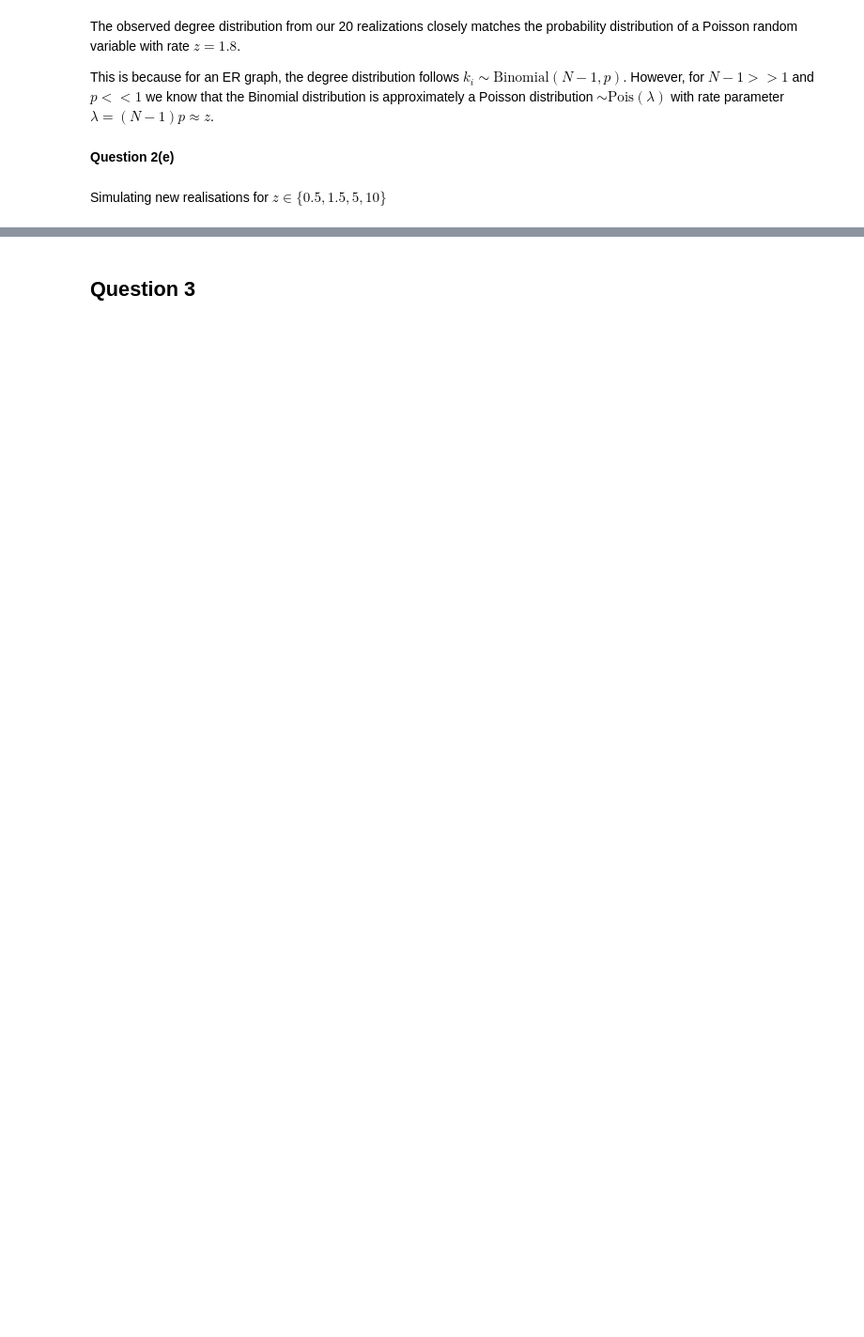
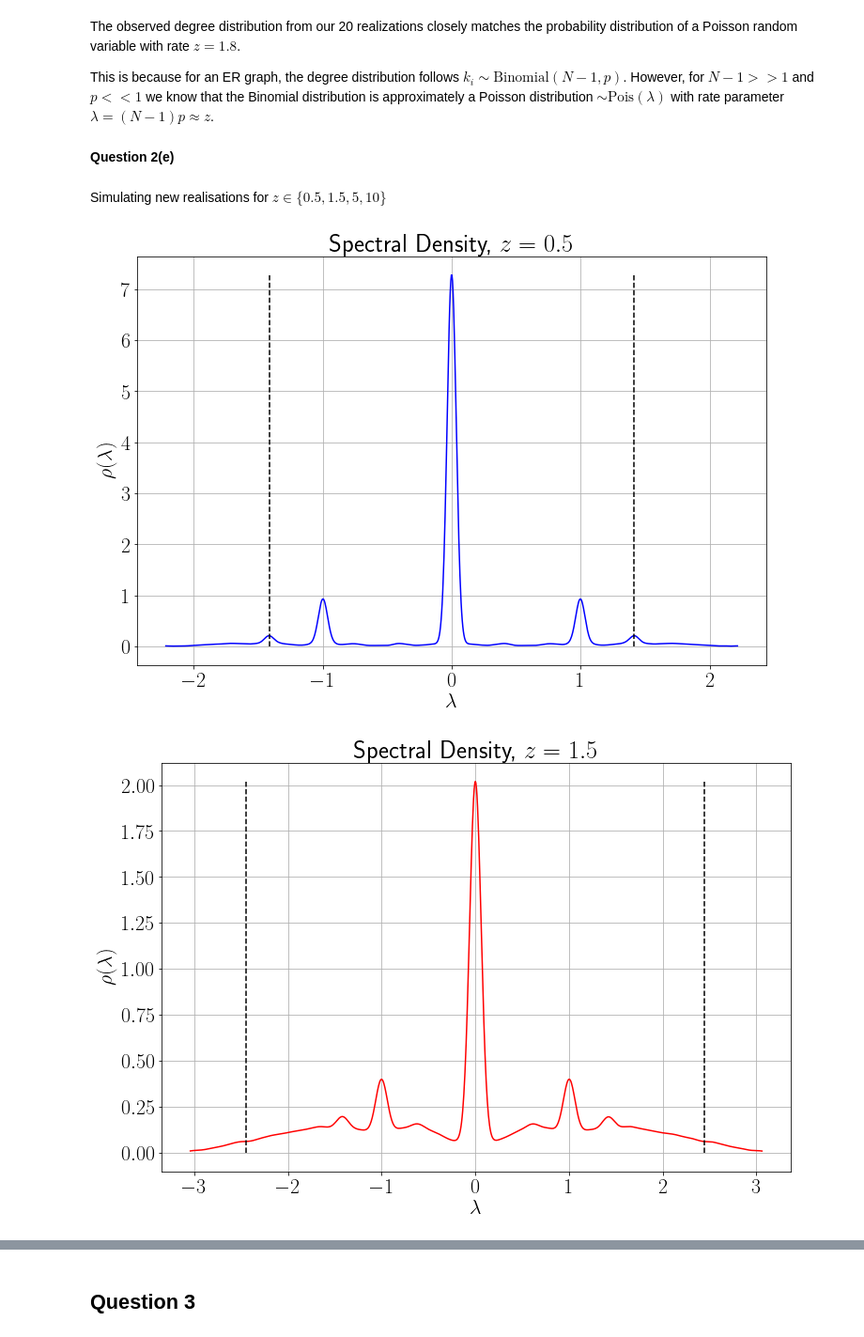
Before and after one commit to ndoyle815/MA933, a Jupyter notebook: MA933_assignment3_2260253.ipynb, the cells around one changed output, grey strips where cells are left out. Shown at 94% size. Cells and saved outputs as stored; diff of their text form; code cells hidden in the pictures; blank space fills up the shorter version.

```diff
--- a/MA933_assignment3_2260253.ipynb
+++ b/MA933_assignment3_2260253.ipynb
@@ -251,17 +278,39 @@ Simulating new realisations for $z \in \{0.5,1.5,5,10\}$
 # %%
 zs = [0.5, 1.5, 5, 10]
 E = np.zeros((realisations,N))
 avg_evals = np.zeros((len(zs),N))
+cols = ['b','r','g','y']
 
 j = 0
 for z in zs:
     p = z/N
 
     for r in range(realisations):
         G = nx.gnp_random_graph(N,p)       # generate the graphs
         A = nx.to_numpy_matrix(G)          # find adjacency matrix
         evals, evecs = np.linalg.eig(A)    # calculate eigenvalues
         E[r,:] = np.sort(evals)            # sort in order
 
     avg_evals[j,:] = np.mean(E,axis=0)  #average the e'values over the realisations
+
+    # plotting
+    fig = plt.figure(figsize = (12,8))
+
+    # find the spectral density using a kernel density estimate
+    spectral_density = stats.gaussian_kde(avg_evals[j,:], bw_method = 0.05)
+
+    #plot the density
+    lambs = np.linspace(avg_evals[j,:].min(), avg_evals[j,:].max(), N)
+    plt.plot(lambs, spectral_density(lambs), color=cols[j])
+    plt.vlines([-2*np.sqrt(N*p*(1-p)), +2*np.sqrt(N*p*(1-p))], 0, spectral_density(lambs).max(),
+               color='k', linestyle='dashed')    # support interval
+
+    plt.xlabel('$\lambda$')
+    plt.ylabel('$\\rho(\lambda)$')
+    plt.title('Spectral Density, $z = %.1f$' % zs[j])
+    plt.grid()
+
     j += 1
+# %% [output]
+[figure, added]
+[figure, added]
```
Also changed, not shown: parts of 42 cells of this notebook.
